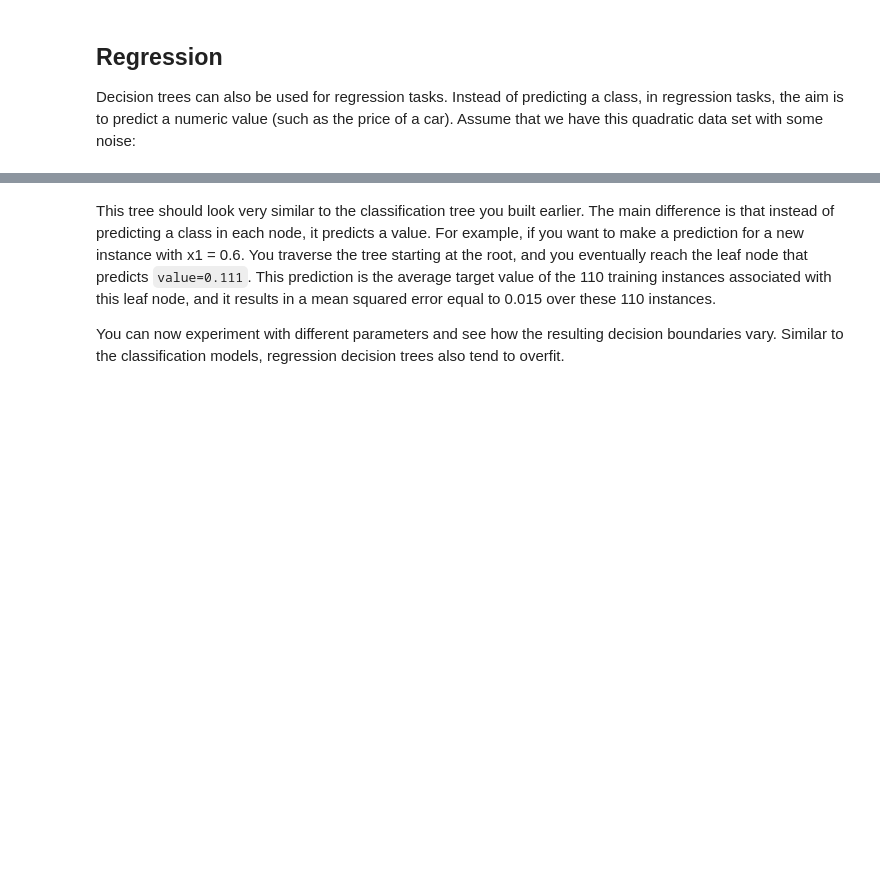
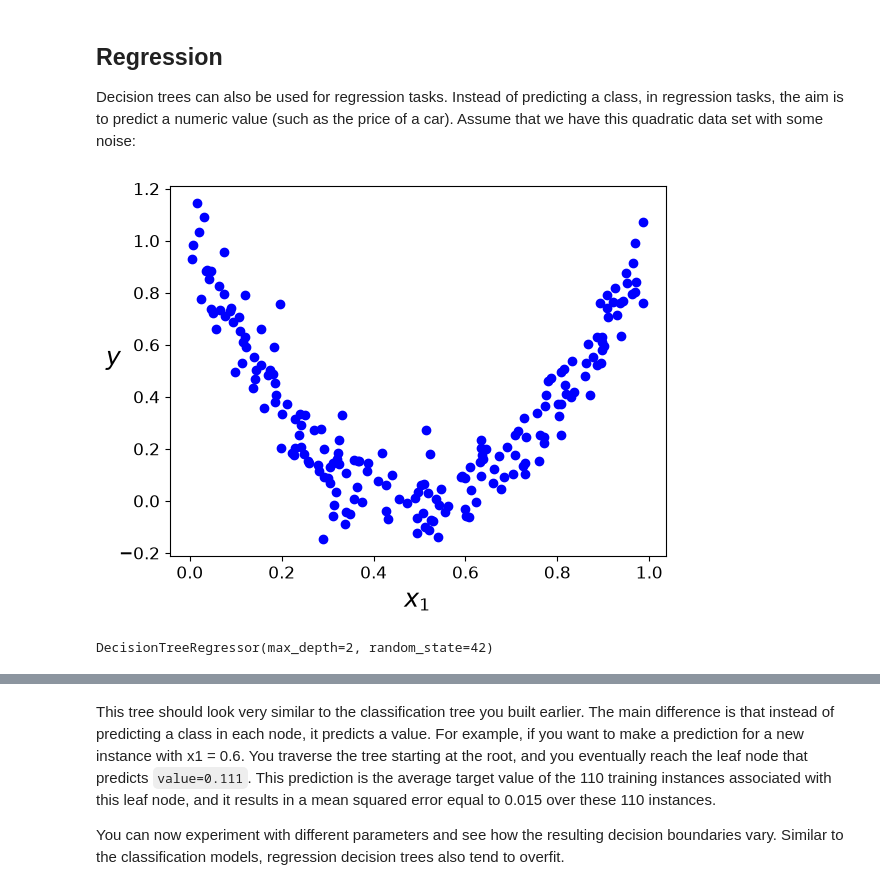
Before and after one commit to SaidAit01/Machine-Learning-Labs, a Jupyter notebook: week3_DecisionTrees_RFs_Ensemble.ipynb, the cells around one changed output, grey strips where cells are left out. Saved outputs shown, nothing was run; the diff lists cells and outputs as text; code cells hidden in the pictures; blank space fills up the shorter version.

```diff
--- a/week3_DecisionTrees_RFs_Ensemble.ipynb
+++ b/week3_DecisionTrees_RFs_Ensemble.ipynb
@@ -205,20 +254,24 @@ On the left, you should have a Decision Tree trained with the default hyperparam
 
 Decision trees can also be used for regression tasks. Instead of predicting a class, in regression tasks, the aim is to predict a numeric value (such as the price of a car). Assume that we have this quadratic data set with some noise:
 # %%
-# # Quadratic training set + noise
-# np.random.seed(42)
-# m = 200
-# X = np.random.rand(m, 1)
-# y = 4 * (X - 0.5) ** 2
-# y = y + np.random.randn(m, 1) / 10
+# Quadratic training set + noise
+np.random.seed(42)
+m = 200
+X = np.random.rand(m, 1)
+y = 4 * (X - 0.5) ** 2
+y = y + np.random.randn(m, 1) / 10
 
-# plt.plot(X, y, "bo")
-# plt.xlabel("$x_{1}$", fontsize=18)
-# plt.ylabel("$y$", fontsize=18, rotation=0)
-# plt.show()
+plt.plot(X, y, "bo")
+plt.xlabel("$x_{1}$", fontsize=18)
+plt.ylabel("$y$", fontsize=18, rotation=0)
+plt.show()
+# %% [output]
+[figure, added]
 # %%
-# from sklearn.tree import DecisionTreeRegressor
+from sklearn.tree import DecisionTreeRegressor
 
-# tree_reg = DecisionTreeRegressor(max_depth=2, random_state=42)
-# tree_reg.fit(X, y)
+tree_reg = DecisionTreeRegressor(max_depth=2, random_state=42)
+tree_reg.fit(X, y)
+# %% [output]
+DecisionTreeRegressor(max_depth=2, random_state=42)
 # %%
```
Also changed, not shown: parts of 14 cells of this notebook, 6 other files.
